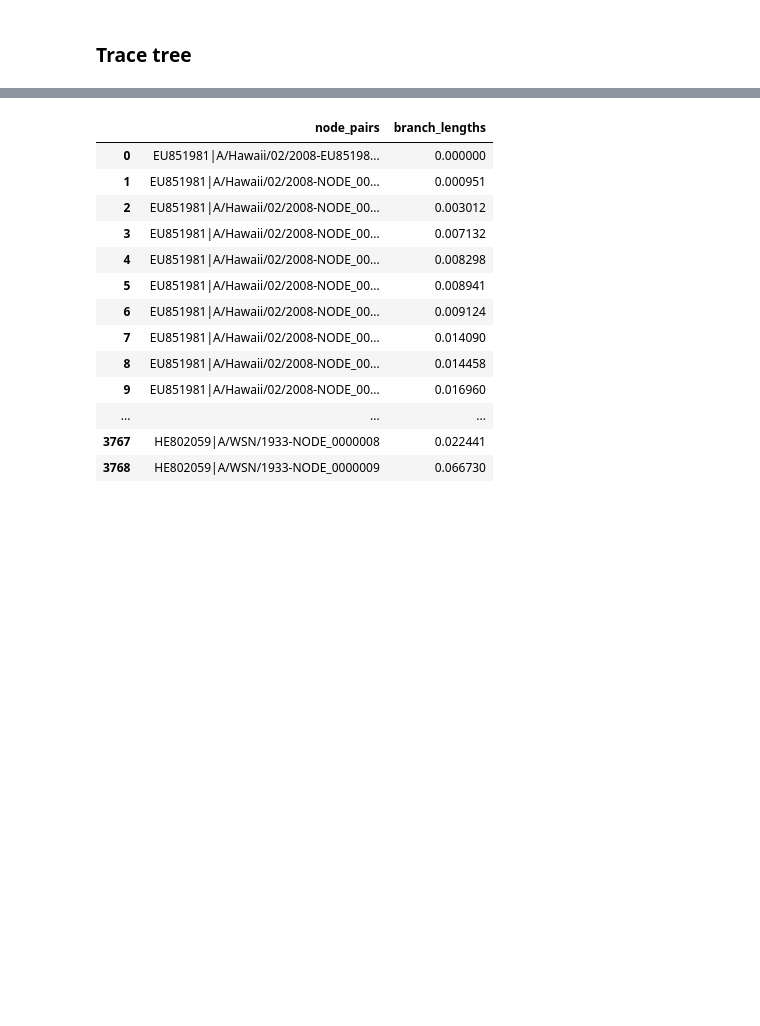
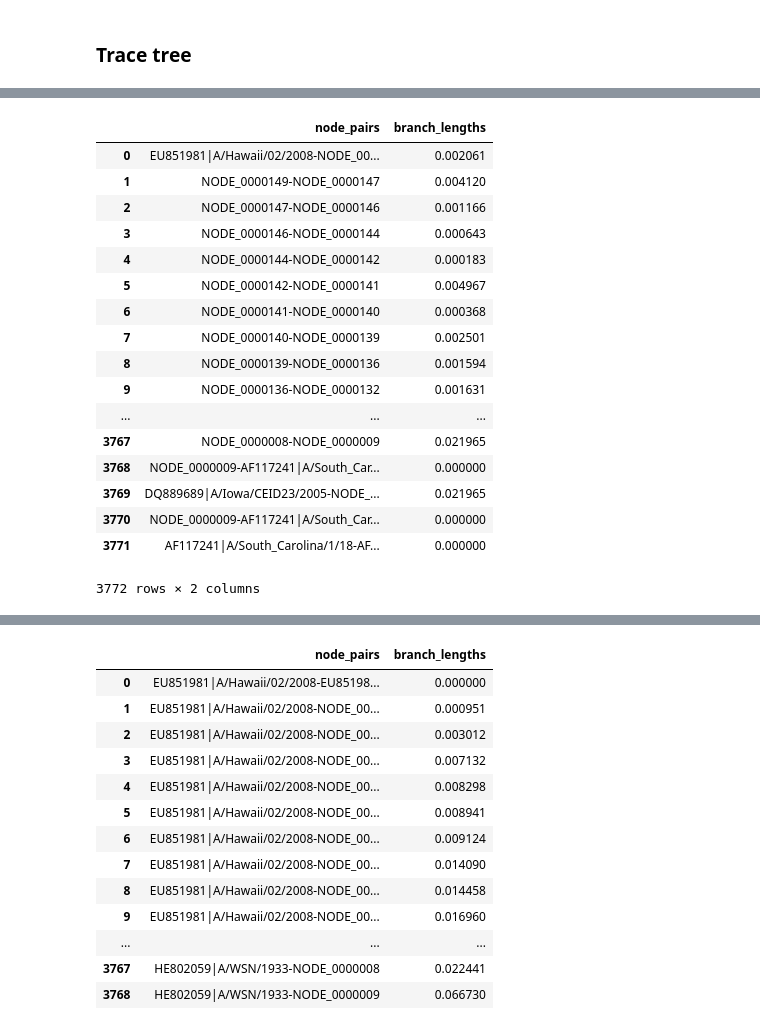
Before and after one commit to gboyle2/spatial_coupling, a Jupyter notebook: influenza-ha/analysis/influenza-A_HA_augur.ipynb, the cells around one changed output, grey strips where cells are left out. Saved outputs shown, nothing was run; the diff lists cells and outputs as text; code cells hidden in the pictures; blank space fills up the shorter version.

Commit message:
build dataframes for total and stepwise tree tracing

```diff
--- a/influenza-ha/analysis/influenza-A_HA_augur.ipynb
+++ b/influenza-ha/analysis/influenza-A_HA_augur.ipynb
@@ -306,0 +263,52 @@ traces[0]
+# %%
+# for tip in tree, trace starting at tip and going to South_Carolina 1918
+
+traces = []
+tips = []
+for tip in tree.get_terminals():
+    tips.append(tip)
+    traces.append(tree.trace(start = tip, finish = "AF117241|A/South_Carolina/1/18"))
+
+for trace in traces:
+    for clade in trace:
+        if clade.name == None:
+            trace.remove(clade)
+
+node_names = []
+branch_lengths = []
+index = 0
+for trace in traces:
+    prev_node = tips[index].name
+    for node in trace:
+        branch_lengths.append(node.branch_length)
+        name = (prev_node + "-" + node.name )
+        node_names.append(name)
+        prev_node = node.name
+    index += 1
+
+stepwise_distances = list(zip(node_names, branch_lengths))
+
+# df = pd.DataFrame(data = metadata, columns=['id', 'strain', 'year'])
+dist_stepwise = pd.DataFrame(data = stepwise_distances, columns=['node_pairs', 'branch_lengths'])
+dist_stepwise
+
+# List with node_name and mutation from aa_muts.json for muts column?
+# %% [output]
+|  | node_pairs | branch_lengths |
+| 0 | EU851981|A/Hawaii/02/2008-NODE_00... | 0.002061 |
+| 1 | NODE_0000149-NODE_0000147 | 0.004120 |
+| 2 | NODE_0000147-NODE_0000146 | 0.001166 |
+| 3 | NODE_0000146-NODE_0000144 | 0.000643 |
+| 4 | NODE_0000144-NODE_0000142 | 0.000183 |
+| 5 | NODE_0000142-NODE_0000141 | 0.004967 |
+| 6 | NODE_0000141-NODE_0000140 | 0.000368 |
+| 7 | NODE_0000140-NODE_0000139 | 0.002501 |
+| 8 | NODE_0000139-NODE_0000136 | 0.001594 |
+| 9 | NODE_0000136-NODE_0000132 | 0.001631 |
+| ... | ... | ... |
+| 3767 | NODE_0000008-NODE_0000009 | 0.021965 |
+| 3768 | NODE_0000009-AF117241|A/South_Car... | 0.000000 |
+| 3769 | DQ889689|A/Iowa/CEID23/2005-NODE_... | 0.021965 |
+| 3770 | NODE_0000009-AF117241|A/South_Car... | 0.000000 |
+| 3771 | AF117241|A/South_Carolina/1/18-AF... | 0.000000 |
+3772 rows × 2 columns
```
Also changed, not shown: parts of 7 cells of this notebook, 1 other file.
